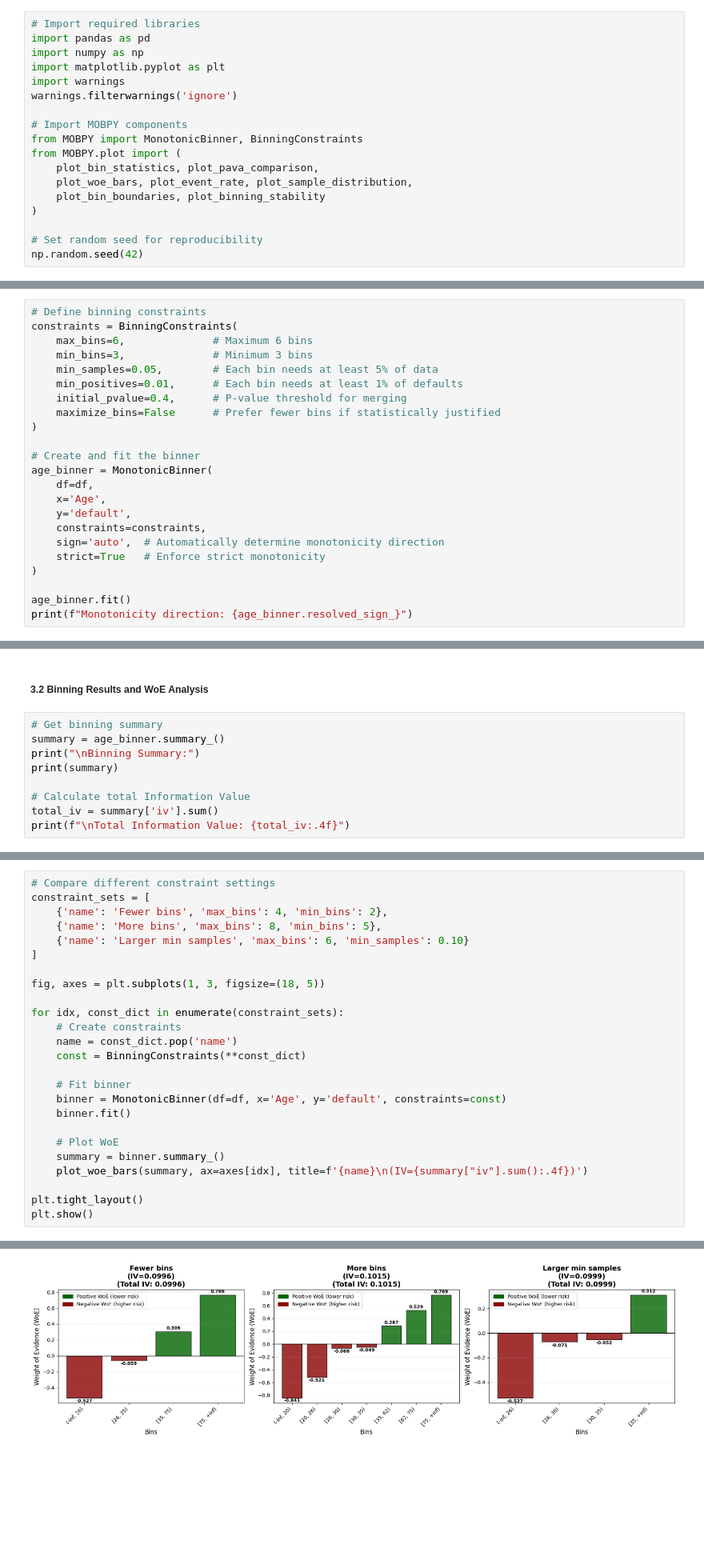
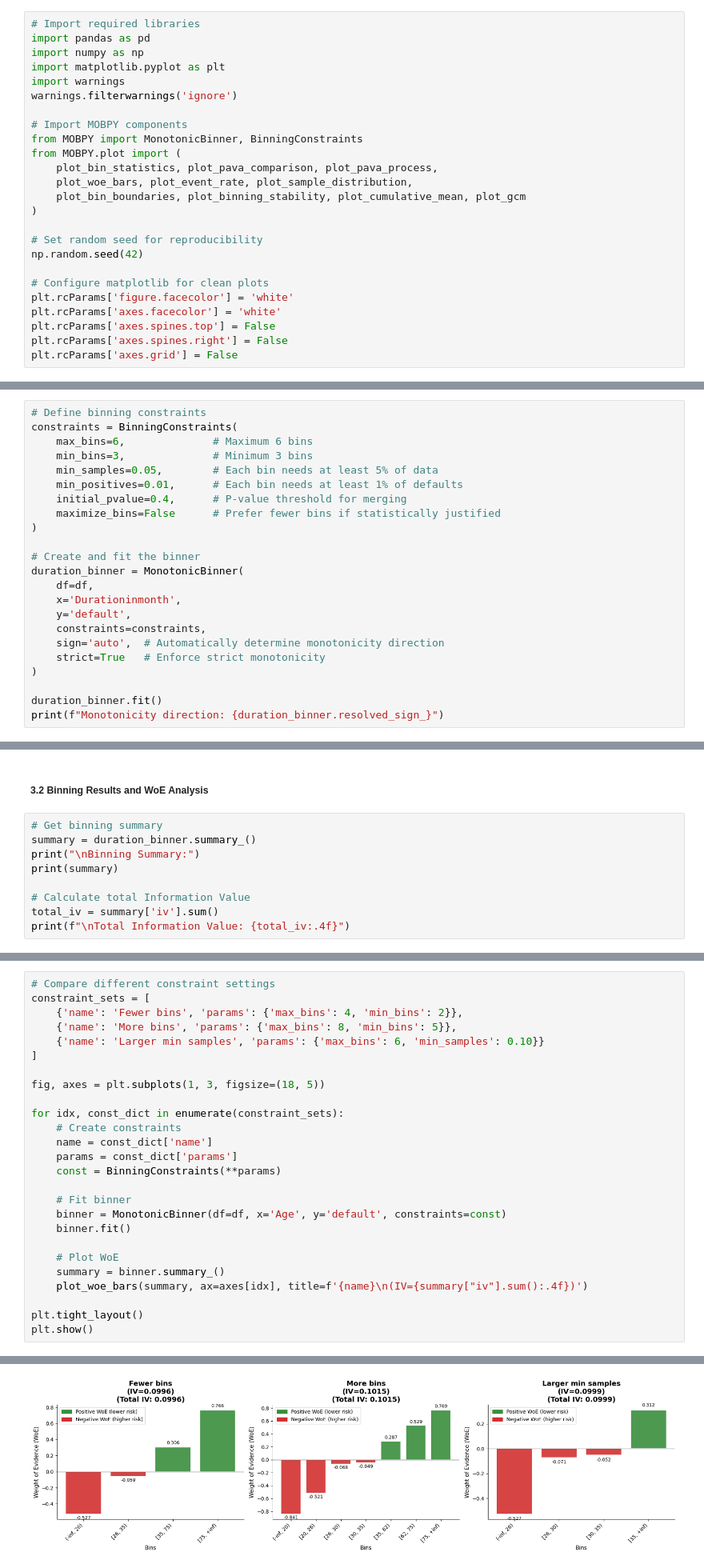
Before and after one commit to ChenTaHung/Monotonic-Optimal-Binning, a Jupyter notebook: examples/German Credit Data - Binary Target.ipynb, the cells around one changed output, grey strips where cells are left out. Shown at 80% size. Saved outputs shown, nothing was run; the diff lists cells and outputs as text; blank space fills up the shorter version.

```diff
--- a/examples/German Credit Data - Binary Target.ipynb
+++ b/examples/German Credit Data - Binary Target.ipynb
@@ -13,13 +13,20 @@ warnings.filterwarnings('ignore')
 # Import MOBPY components
 from MOBPY import MonotonicBinner, BinningConstraints
 from MOBPY.plot import (
-    plot_bin_statistics, plot_pava_comparison,
+    plot_bin_statistics, plot_pava_comparison, plot_pava_process,
     plot_woe_bars, plot_event_rate, plot_sample_distribution,
-    plot_bin_boundaries, plot_binning_stability
+    plot_bin_boundaries, plot_binning_stability, plot_cumulative_mean, plot_gcm
 )
 
 # Set random seed for reproducibility
 np.random.seed(42)
+
+# Configure matplotlib for clean plots
+plt.rcParams['figure.facecolor'] = 'white'
+plt.rcParams['axes.facecolor'] = 'white'
+plt.rcParams['axes.spines.top'] = False
+plt.rcParams['axes.spines.right'] = False
+plt.rcParams['axes.grid'] = False
 # %% [markdown]
 ##### 1. Load and Prepare Data
 # %%
@@ -99,15 +142,15 @@ constraints = BinningConstraints(
 )
 
 # Create and fit the binner
-age_binner = MonotonicBinner(
+duration_binner = MonotonicBinner(
     df=df,
-    x='Age',
+    x='Durationinmonth',
     y='default',
     constraints=constraints,
     sign='auto',  # Automatically determine monotonicity direction
     strict=True   # Enforce strict monotonicity
 )
 
-age_binner.fit()
-print(f"Monotonicity direction: {age_binner.resolved_sign_}")
+duration_binner.fit()
+print(f"Monotonicity direction: {duration_binner.resolved_sign_}")
 # %% [output]
@@ -136,7 +223,7 @@ Compression ratio: 7.57
 ##### 3.2 Binning Results and WoE Analysis
 # %%
 # Get binning summary
-summary = age_binner.summary_()
+summary = duration_binner.summary_()
 print("\nBinning Summary:")
 print(summary)
 
@@ -202,17 +293,18 @@ Let's see how different constraints affect the binning:
 # %%
 # Compare different constraint settings
 constraint_sets = [
-    {'name': 'Fewer bins', 'max_bins': 4, 'min_bins': 2},
-    {'name': 'More bins', 'max_bins': 8, 'min_bins': 5},
-    {'name': 'Larger min samples', 'max_bins': 6, 'min_samples': 0.10}
+    {'name': 'Fewer bins', 'params': {'max_bins': 4, 'min_bins': 2}},
+    {'name': 'More bins', 'params': {'max_bins': 8, 'min_bins': 5}},
+    {'name': 'Larger min samples', 'params': {'max_bins': 6, 'min_samples': 0.10}}
 ]
 
 fig, axes = plt.subplots(1, 3, figsize=(18, 5))
 
 for idx, const_dict in enumerate(constraint_sets):
     # Create constraints
-    name = const_dict.pop('name')
-    const = BinningConstraints(**const_dict)
+    name = const_dict['name']
+    params = const_dict['params']
+    const = BinningConstraints(**params)
 
     # Fit binner
     binner = MonotonicBinner(df=df, x='Age', y='default', constraints=const)
@@ -229 +321 @@ plt.show()
-[figure, old version]
+[figure, new version]
```
Also changed, not shown: parts of 26 cells of this notebook, 4 other files.
